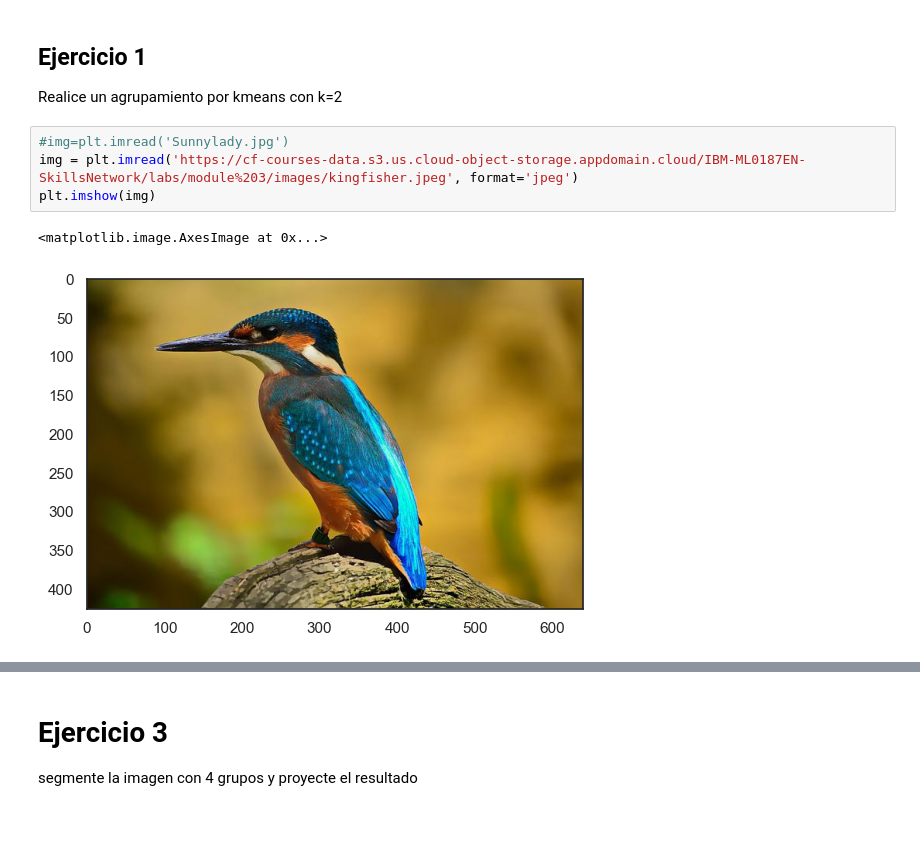
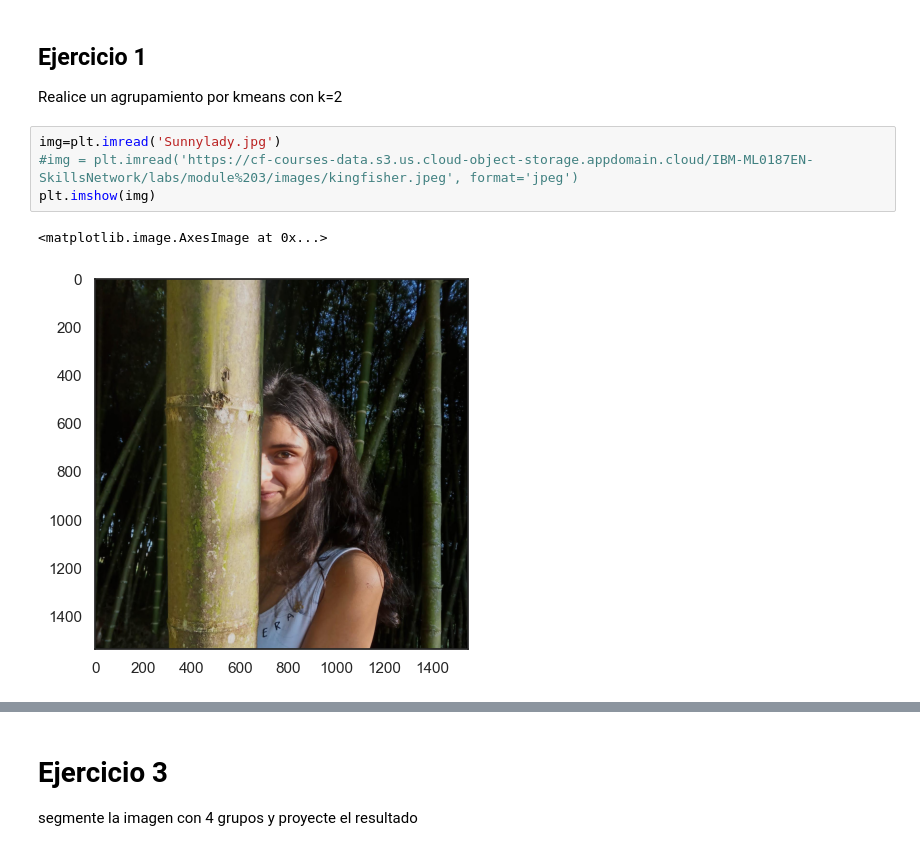
Before and after one commit to MrBloom911/TareasComputacional, a Jupyter notebook: DbscanKmeans.ipynb, the cells around one changed output, grey strips where cells are left out. Cells and saved outputs as stored; diff of their text form; blank space fills up the shorter version.

```diff
--- a/DbscanKmeans.ipynb
+++ b/DbscanKmeans.ipynb
@@ -101,12 +101,12 @@ from sklearn.datasets import make_blobs
 
   Realice un agrupamiento por kmeans con k=2
 # %%
-#img=plt.imread('Sunnylady.jpg')
-img = plt.imread('https://cf-courses-data.s3.us.cloud-object-storage.appdomain.cloud/IBM-ML0187EN-SkillsNetwork/labs/module%203/images/kingfisher.jpeg', format='jpeg')
+img=plt.imread('Sunnylady.jpg')
+#img = plt.imread('https://cf-courses-data.s3.us.cloud-object-storage.appdomain.cloud/IBM-ML0187EN-SkillsNetwork/labs/module%203/images/kingfisher.jpeg', format='jpeg')
 plt.imshow(img)
 # %% [output]
 <matplotlib.image.AxesImage at 0x...>
-[figure, old version]
+[figure, new version]
 # %%
 '''Se rescala la imagen de una matriz donde cada posición tenia los valores de los 3 canales a una array con los valores
 de los 3 canales en cada pixel'''
```
Also changed, not shown: parts of 15 cells of this notebook.
